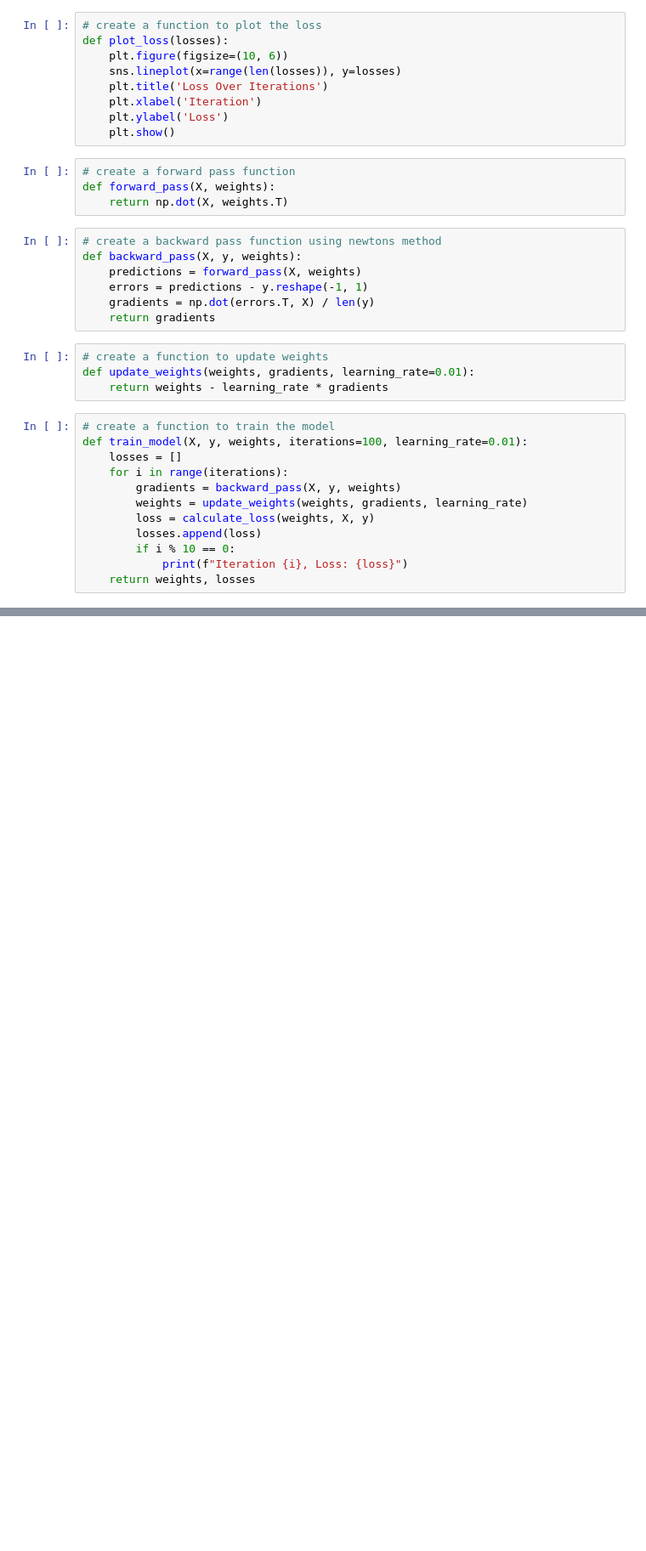
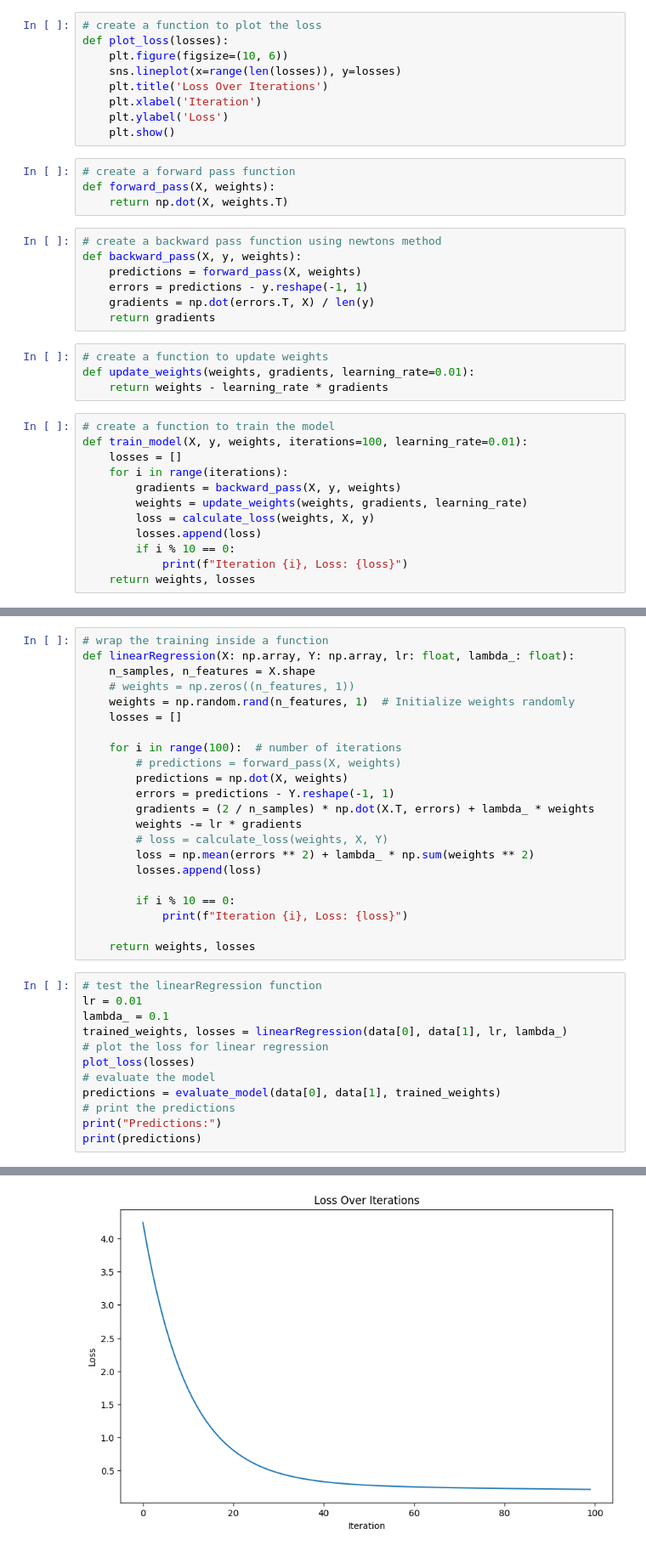
Before and after one commit to itxprashant/CAIC_Summer_Of_Tech_25, a Jupyter notebook: CS_Research_ARIES_X_ACES_ACM/Week-1/week-1.ipynb, the cells around one changed output, grey strips where cells are left out. Shown at 85% size. Saved outputs shown, nothing was run; the diff lists cells and outputs as text; blank space fills up the shorter version.

Commit message:
CS_Research: Added linearRegression function

```diff
--- a/CS_Research_ARIES_X_ACES_ACM/Week-1/week-1.ipynb
+++ b/CS_Research_ARIES_X_ACES_ACM/Week-1/week-1.ipynb
@@ -119,0 +121,35 @@ Trained Weights:
+# %%
+# wrap the training inside a function
+def linearRegression(X: np.array, Y: np.array, lr: float, lambda_: float):
+    n_samples, n_features = X.shape
+    # weights = np.zeros((n_features, 1))
+    weights = np.random.rand(n_features, 1)  # Initialize weights randomly
+    losses = []
+
+    for i in range(100):  # number of iterations
+        # predictions = forward_pass(X, weights)
+        predictions = np.dot(X, weights)
+        errors = predictions - Y.reshape(-1, 1)
+        gradients = (2 / n_samples) * np.dot(X.T, errors) + lambda_ * weights
+        weights -= lr * gradients
+        # loss = calculate_loss(weights, X, Y)
+        loss = np.mean(errors ** 2) + lambda_ * np.sum(weights ** 2)
+        losses.append(loss)
+
+        if i % 10 == 0:
+            print(f"Iteration {i}, Loss: {loss}")
+
+    return weights, losses
+# %%
+# test the linearRegression function
+lr = 0.01
+lambda_ = 0.1
+trained_weights, losses = linearRegression(data[0], data[1], lr, lambda_)
+# plot the loss for linear regression
+plot_loss(losses)
+# evaluate the model
+predictions = evaluate_model(data[0], data[1], trained_weights)
+# print the predictions
+print("Predictions:")
+print(predictions)
+# %% [output]
@@ -119,0 +166 @@ Trained Weights:
+[figure, added]
```
Also changed, not shown: parts of 4 cells of this notebook.
